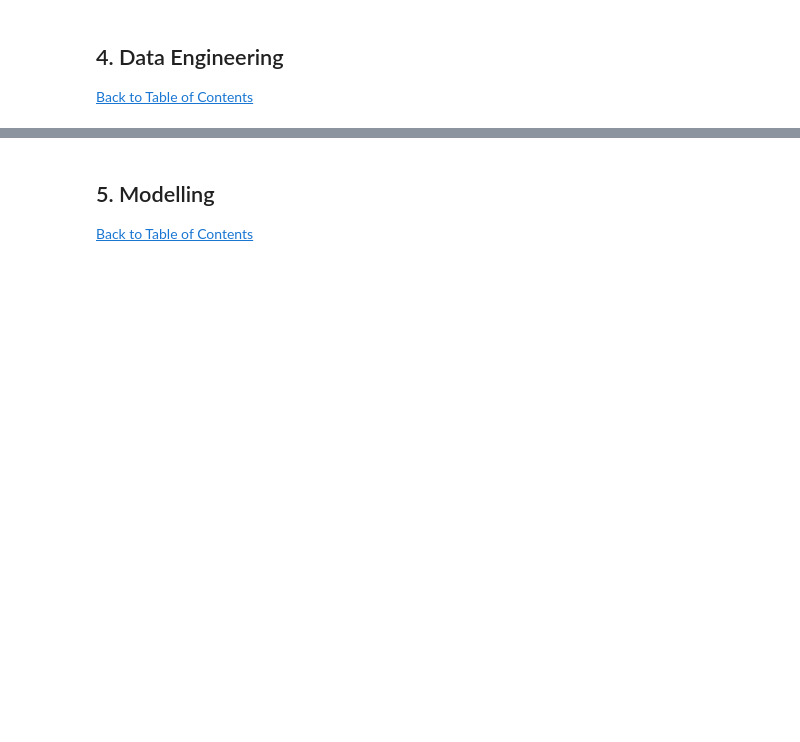
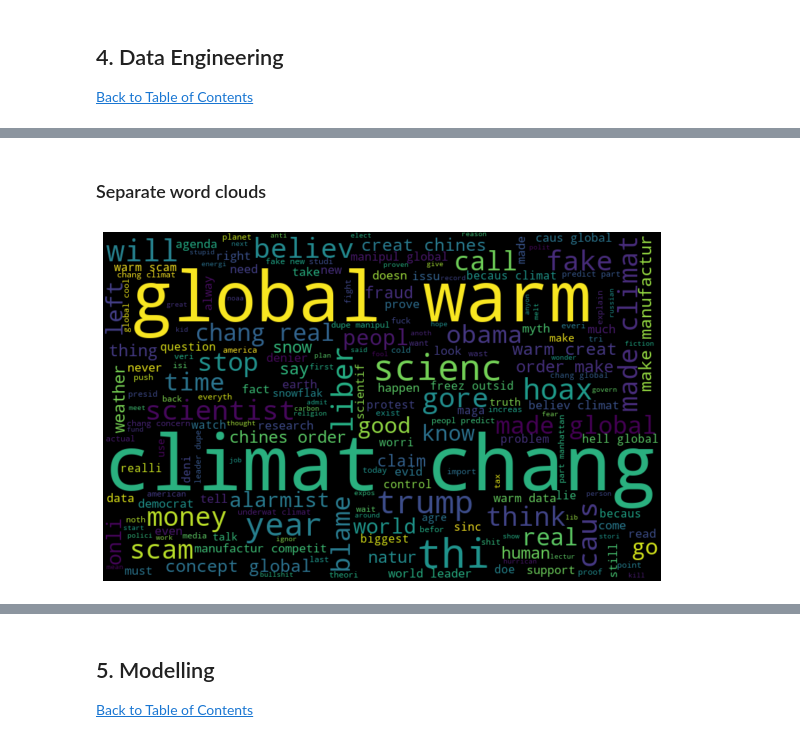
Before and after one commit to McMunashe/classification-predict-streamlit-template, a Jupyter notebook: Advanced Classification Predict .ipynb, the cells around one changed output, grey strips where cells are left out. Saved outputs shown, nothing was run; the diff lists cells and outputs as text; code cells hidden in the pictures; blank space fills up the shorter version.

```diff
--- a/Advanced Classification Predict .ipynb
+++ b/Advanced Classification Predict .ipynb
@@ -324,0 +317,2 @@ X_res, y_res = oversample.fit_resample(X, y)
+# %%
+combine['clean_text'] = combine['clean_text'].apply(lambda x: ' '.join([w for w in x.split() if len(w)> 3])) #removing words whose length is greater than 3
@@ -324,0 +328,4 @@ X_res, y_res = oversample.fit_resample(X, y)
+# %%
+tokenized_tweet = combine['clean_text'].apply(lambda x:x.split()) #it will split words by whitespace
+
+tokenized_tweet.head()
@@ -324,0 +339,9 @@ X_res, y_res = oversample.fit_resample(X, y)
+# %%
+stemmer = PorterStemmer()
+tokenized_tweet = tokenized_tweet.apply(lambda x: [stemmer.stem(i) for i in x]) # it will stemmatize all the words in tweet
+# %%
+# now let's combine these tokens back
+
+for i in range(len(tokenized_tweet)):
+    tokenized_tweet[i] = ' '.join(tokenized_tweet[i]) #concat all words into one sentence
+combine['clean_text'] = tokenized_tweet
@@ -324,0 +357,11 @@ X_res, y_res = oversample.fit_resample(X, y)
+# %% [markdown]
+### Separate word clouds
+# %%
+anti = ' '.join([text for text in combine['clean_text'][combine['sentiment']==-1]])
+wordcloud = WordCloud(width=800,height=500, random_state=21,max_font_size=110).generate(anti)
+plt.figure(figsize=(10,7))
+plt.imshow(wordcloud,interpolation='bilinear')
+plt.axis('off')
+plt.show()
+# %% [output]
+[figure, added]
```
Also changed, not shown: parts of 108 cells of this notebook.
